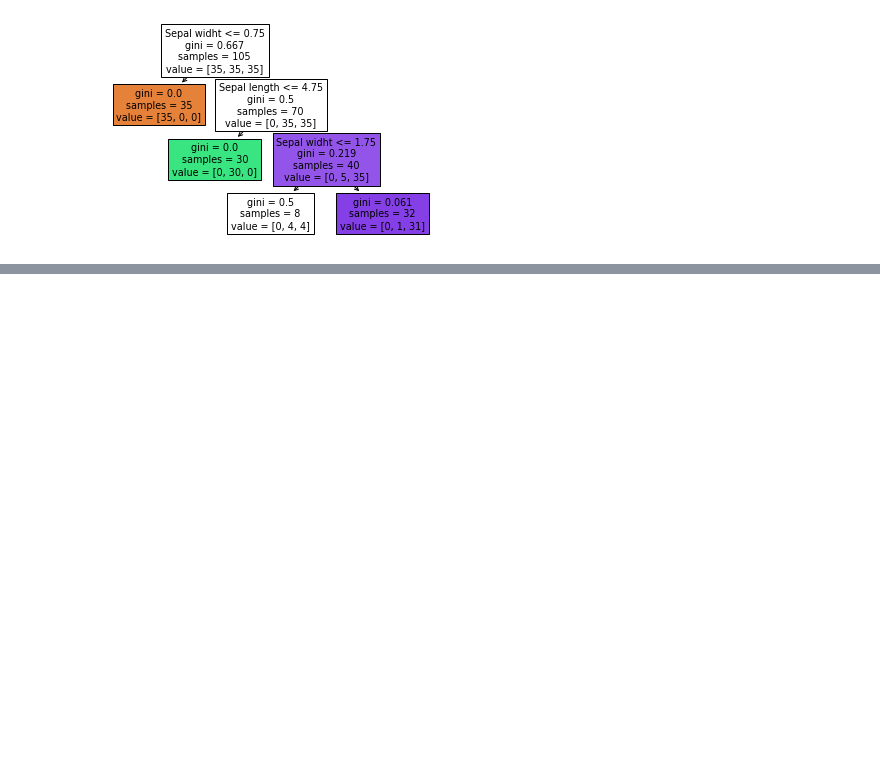
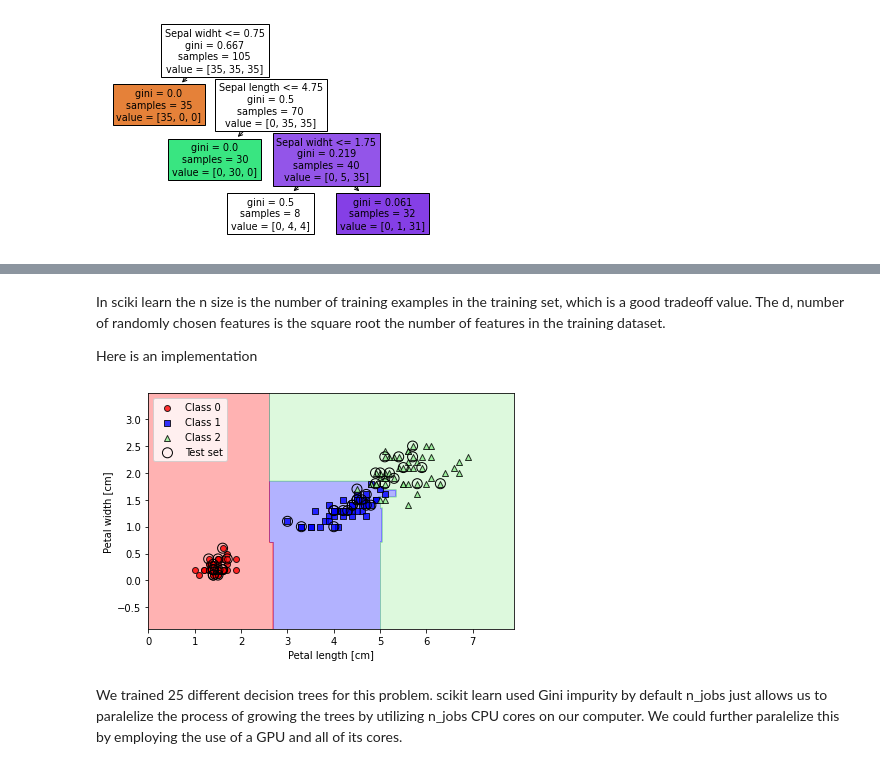
Before and after one commit to Voland24/MachineLearning-with-PyTorch-and-scikit-learn, a Jupyter notebook: Chapter_2_ML_Classifiers.ipynb, the cells around one changed output, grey strips where cells are left out. Saved outputs shown, nothing was run; the diff lists cells and outputs as text; code cells hidden in the pictures; blank space fills up the shorter version.

```diff
--- a/Chapter_2_ML_Classifiers.ipynb
+++ b/Chapter_2_ML_Classifiers.ipynb
@@ -730,0 +750,21 @@ plt.show()
+# %% [markdown]
+In sciki learn the n size is the number of training examples in the training set, which is a good tradeoff value.
+The d, number of randomly chosen features is the square root the number of features in the training dataset.
+
+Here is an implementation
+# %%
+from sklearn.ensemble import RandomForestClassifier
+forest = RandomForestClassifier(n_estimators = 25, random_state = 1, n_jobs = 2)
+forest.fit(X_train, y_train)
+plot_decision_regions(X_combined, y_combined, classifier = forest, test_idx = range(105,150))
+plt.xlabel('Petal length [cm]')
+plt.ylabel('Petal width [cm]')
+plt.legend(loc='upper left')
+plt.tight_layout()
+plt.show()
+# %% [output]
+[figure, added]
+# %% [markdown]
+We trained 25 different decision trees for this problem.
+scikit learn used Gini impurity by default
+n_jobs just allows us to paralelize the process of growing the trees by utilizing n_jobs CPU cores on our computer. We could further paralelize this by employing the use of a GPU and all of its cores.
```
Also changed, not shown: parts of 3 cells of this notebook.
